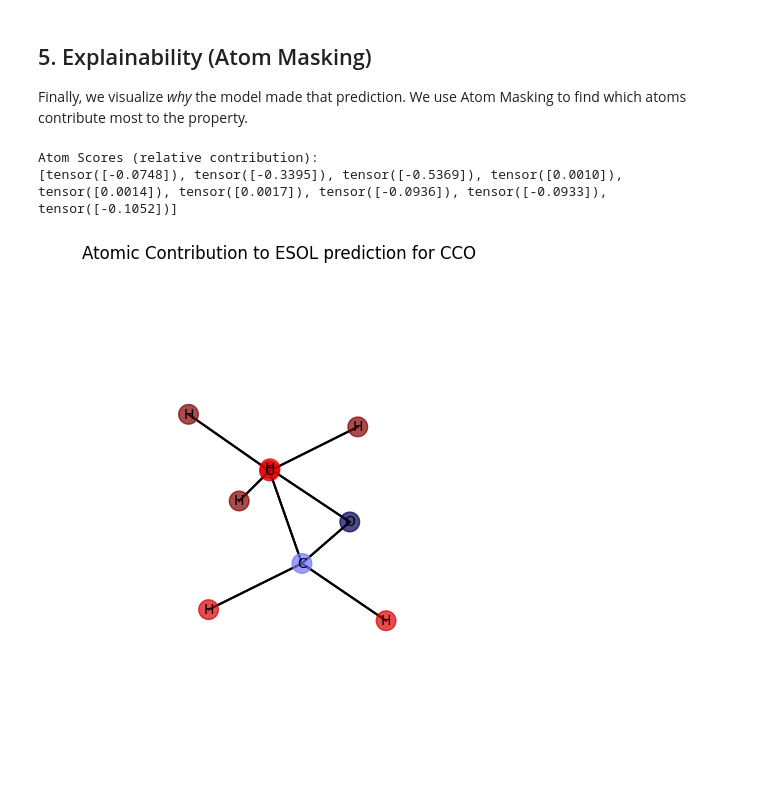
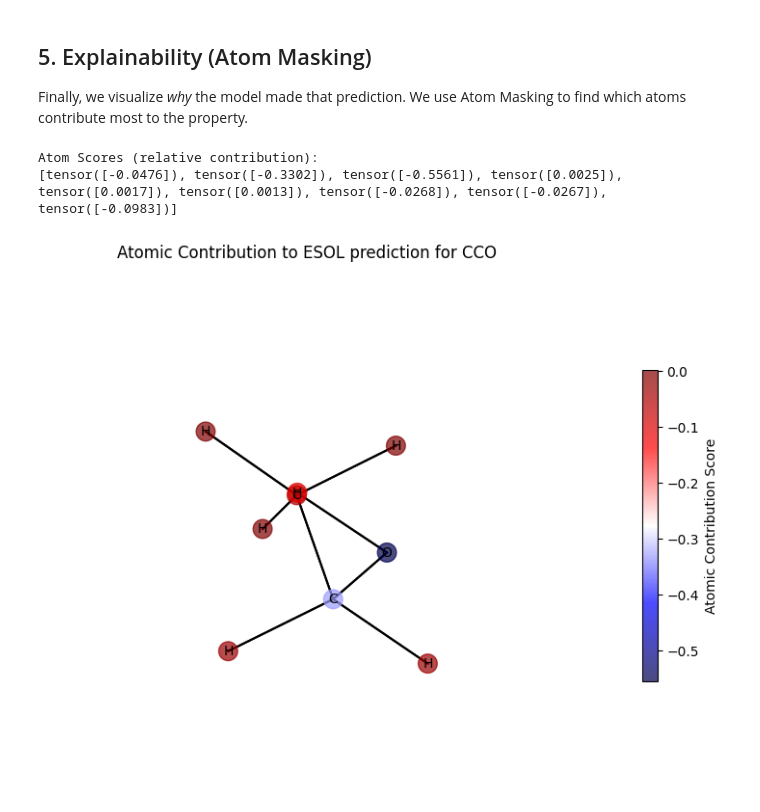
Before and after one commit to SinsuSquid/Chemomile, a Jupyter notebook: examples/Chemomile_Tutorial.ipynb, the cells around one changed output. Drawn from its saved outputs; the diff is of its cells as text; code cells hidden in the pictures; blank space fills up the shorter version.

Commit message:
docs: add colorbar to atomic contribution visualization in tutorial

```diff
--- a/examples/Chemomile_Tutorial.ipynb
+++ b/examples/Chemomile_Tutorial.ipynb
@@ -149,13 +148,18 @@ Finally, we visualize *why* the model made that prediction. We use Atom Masking
 # %%
 scores = explainer.atomMask()
 print("Atom Scores (relative contribution):")
 print(scores)
 
-fig, ax = plt.subplots(1, 1, figsize=(8, 6), subplot_kw=dict(projection="3d"))
-explainer.plot(ax)
+fig, ax = plt.subplots(1, 1, figsize=(10, 7), subplot_kw=dict(projection="3d"))
+im = explainer.plot(ax) # Capture the mapping for the colorbar
 plt.title(f"Atomic Contribution to {target} prediction for {SMILES}")
+
+# Add colorbar to explain the atomic scores
+cbar = fig.colorbar(im, ax=ax, shrink=0.6, pad=0.1)
+cbar.set_label("Atomic Contribution Score")
+
 plt.show()
 # %% [output]
 Atom Scores (relative contribution):
-[tensor([-0.0748]), tensor([-0.3395]), tensor([-0.5369]), tensor([0.0010]), tensor([0.0014]), tensor([0.0017]), tensor([-0.0936]), tensor([-0.0933]), tensor([-0.1052])]
+[tensor([-0.0476]), tensor([-0.3302]), tensor([-0.5561]), tensor([0.0025]), tensor([0.0017]), tensor([0.0013]), tensor([-0.0268]), tensor([-0.0267]), tensor([-0.0983])]
-[figure, old version]
+[figure, new version]
```
Also changed, not shown: parts of 3 cells of this notebook.
